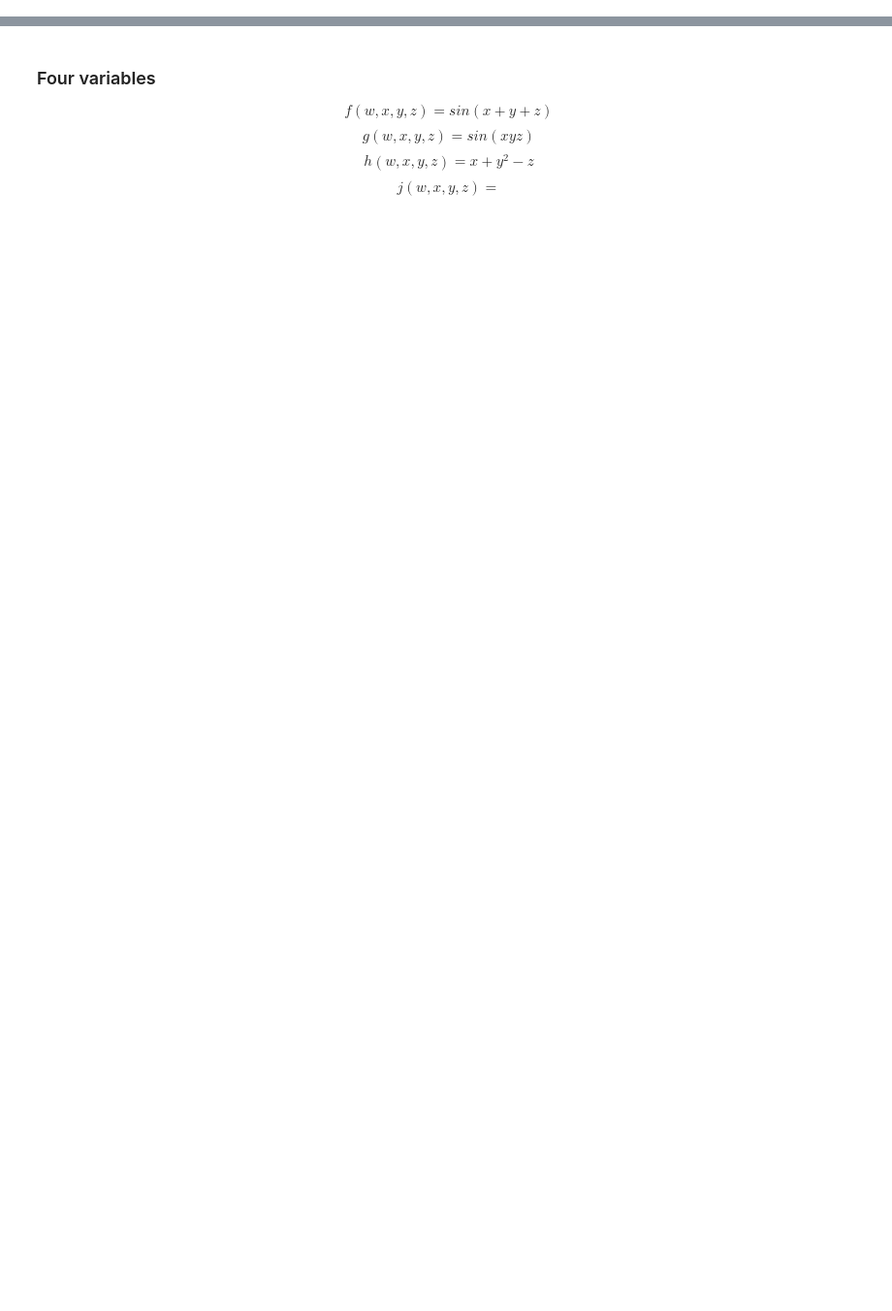
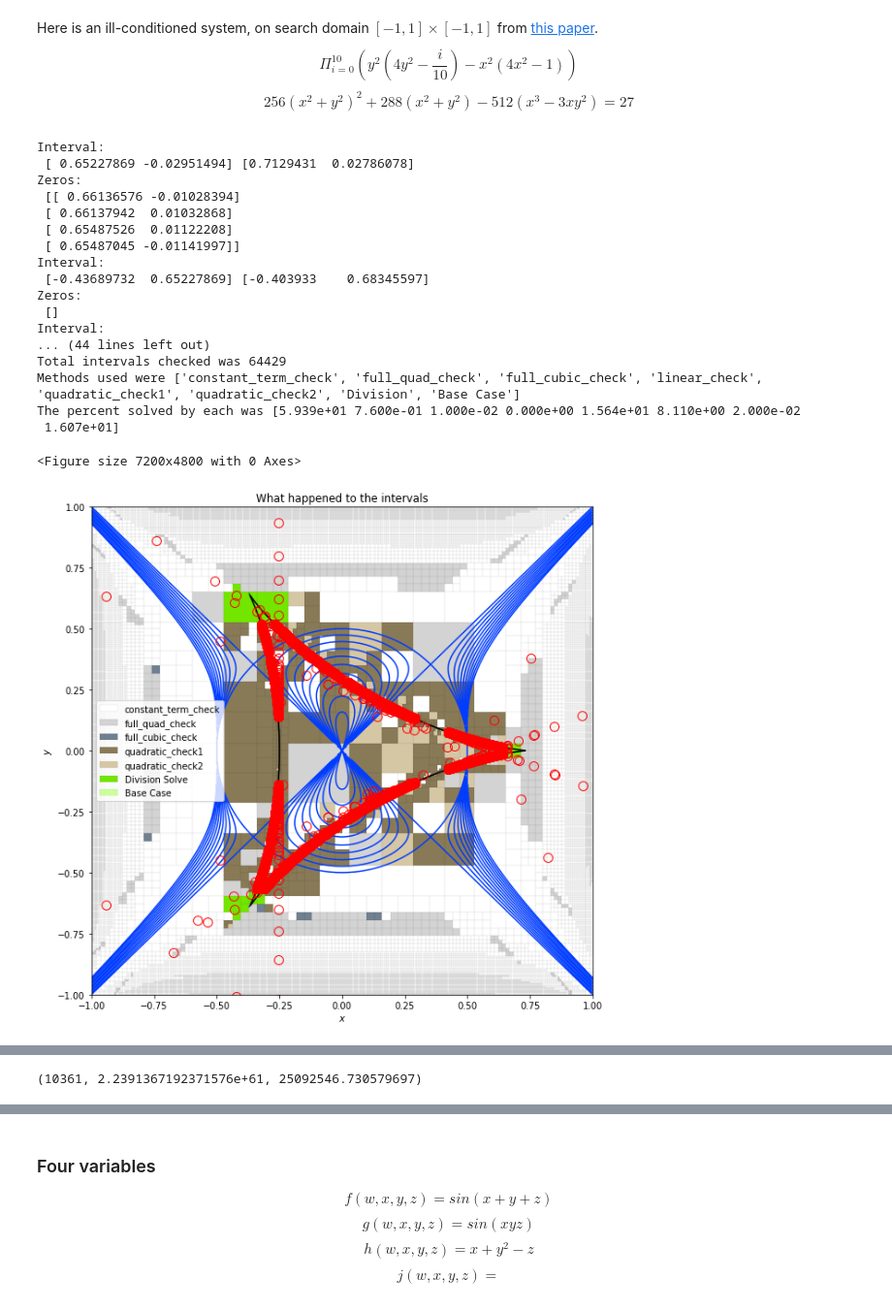
Before and after one commit to tylerjarvis/RootFinding, a Jupyter notebook: DemoNotebook.ipynb, the cells around one changed output, grey strips where cells are left out. Shown at 97% size. Cells and saved outputs as stored; diff of their text form; code cells hidden in the pictures; blank space fills up the shorter version.

```diff
--- a/DemoNotebook.ipynb
+++ b/DemoNotebook.ipynb
@@ -140,0 +227,37 @@ Wall time: 1min 29s
+# %% [markdown]
+Here is an ill-conditioned system, on search domain $[-1,1]\times[-1,1]$ from [this paper](https://link.springer.com/article/10.1007/s00211-014-0635-z).
+
+$$\Pi_{i=0}^{10}(y^2(4y^2−\frac{i}{10})−x^2(4x^2−1))$$
+$$256(x^2+y^2)^2+288(x^2+y^2)−512(x^3−3xy^2)=27$$
+# %%
+#functions
+f = lambda x,y: np.prod([y**2*(4*y**2-i/10)-x**2*(4*x**2-1) for i in range(11)],axis=0)
+g = lambda x,y: 256*(x**2+y**2)**2+288*(x**2+y**2)-512*(x**3-3*x*y**2)-27
+#search domain
+a = [-1,-1] #lower
+b = [1,1] #upper
+#time
+%time roots = yr.solve([f,g], a, b,plot=True,plot_intervals=True)
+
+#show the number of roots and maximal residuals
+roots.shape[0],np.max(f(roots[:,0],roots[:,1])),np.max(g(roots[:,0],roots[:,1]))
+# %% [output]
+Interval:
+ [ 0.65227869 -0.02951494] [0.7129431  0.02786078]
+Zeros:
+ [[ 0.66136576 -0.01028394]
+ [ 0.66137942  0.01032868]
+ [ 0.65487526  0.01122208]
+ [ 0.65487045 -0.01141997]]
+Interval:
+ [-0.43689732  0.65227869] [-0.403933    0.68345597]
+Zeros:
+ []
+Interval:
+... (44 lines left out)
+Total intervals checked was 64429
+Methods used were ['constant_term_check', 'full_quad_check', 'full_cubic_check', 'linear_check', 'quadratic_check1', 'quadratic_check2', 'Division', 'Base Case']
+The percent solved by each was [5.939e+01 7.600e-01 1.000e-02 0.000e+00 1.564e+01 8.110e+00 2.000e-02
+ 1.607e+01]
+<Figure size 7200x4800 with 0 Axes>
+[figure, added]
@@ -141 +266,2 @@ Wall time: 1min 29s
+(10361, 2.2391367192371576e+61, 25092546.730579697)
 # %% [markdown]
```
Also changed, not shown: parts of 43 cells of this notebook.
